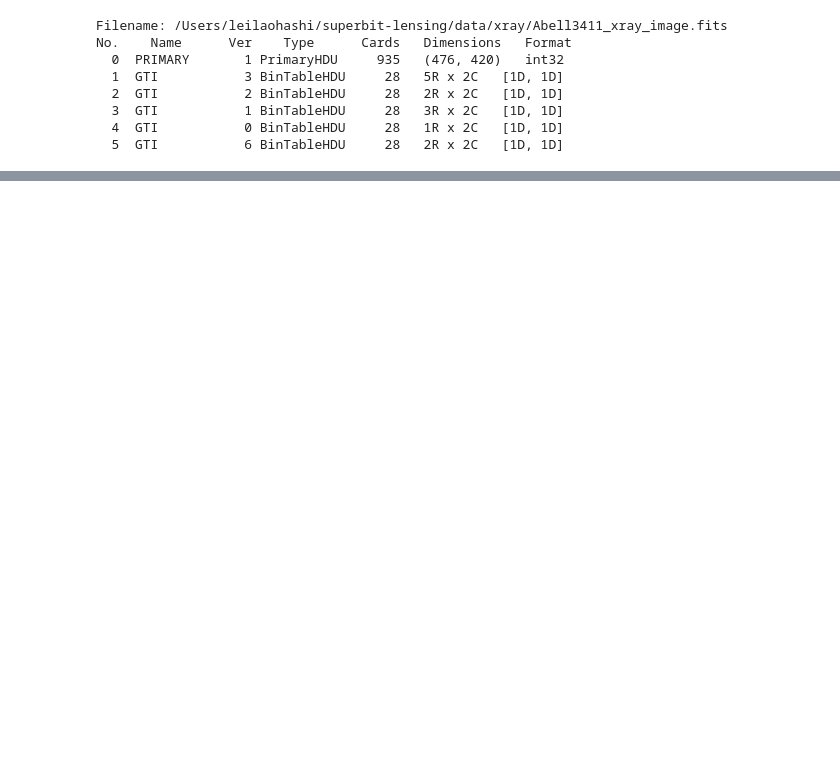
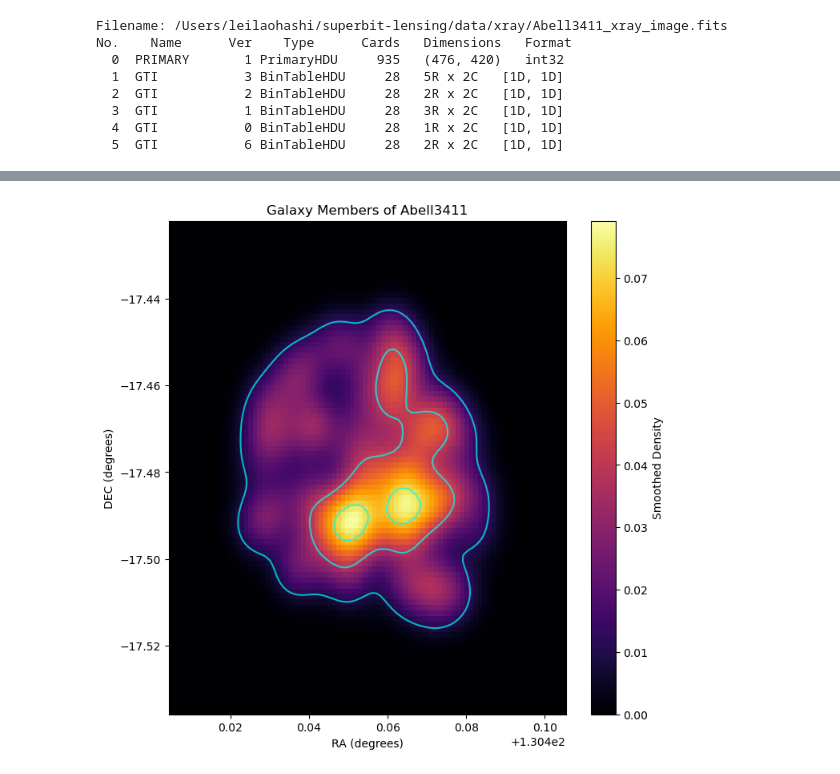
Before and after one commit to LeilaOhashi/leila_superbit_lensing, a Jupyter notebook: notebooks/leila_redseq.ipynb, the cells around one changed output, grey strips where cells are left out. Drawn from its saved outputs; the diff is of its cells as text; code cells hidden in the pictures; blank space fills up the shorter version.

```diff
--- a/notebooks/leila_redseq.ipynb
+++ b/notebooks/leila_redseq.ipynb
@@ -148,0 +162,83 @@ Actual members plot saved to /Users/leilaohashi/superbit-lensing/notebooks/leila
+# %%
+import os
+import matplotlib.pyplot as plt
+from astropy.io import fits
+import numpy as np
+from scipy.ndimage import gaussian_filter
+
+am_path = f"/Users/leilaohashi/leila/data/color_mags/{cluster_name}/{cluster_name}_colors_mags_clean_nors.fits"
+if not os.path.exists(am_path):
+    print(f"Actual members file for {cluster_name} not found at {am_path}.")
+
+# Open the image
+actual_members_hdu = fits.open(am_path)[1]
+actual_members_data = actual_members_hdu.data
+
+# Get RA and DEC
+ra = actual_members_data['RA']
+dec = actual_members_data['DEC']
+
+# 2D histogram
+counts, xedges, yedges = np.histogram2d(ra, dec, bins=50) # change bins here
+# do 5 galaxies per bin
+
+# Padding
+pad = 20
+padded_counts = np.pad(counts, pad_width=pad, mode='constant', constant_values=0)
+
+# Smoothing
+smoothed_padded_counts = gaussian_filter(padded_counts, sigma=4)
+
+# Plot smoothed histogram
+plt.figure(figsize=(8, 8))
+nx, ny = smoothed_padded_counts.shape
+dx = xedges[1] - xedges[0]
+dy = yedges[1] - yedges[0]
+xedges_padded = np.linspace(xedges[0] - pad * dx, xedges[-1] + pad * dx, smoothed_padded_counts.shape[0] + 1)
+yedges_padded = np.linspace(yedges[0] - pad * dy, yedges[-1] + pad * dy, smoothed_padded_counts.shape[1] + 1)
+extent = [xedges_padded[0], xedges_padded[-1], yedges_padded[0], yedges_padded[-1]]
+
+plt.imshow(smoothed_padded_counts.T, extent=extent, origin='lower', cmap='inferno', aspect='auto', vmin=smoothed_padded_counts.min(), vmax=smoothed_padded_counts.max())
+plt.colorbar(label='Smoothed Density')
+plt.title(f'Galaxy Members of {cluster_name}')
+plt.xlabel('RA (degrees)')
+plt.ylabel('DEC (degrees)')
+
+# Contours
+contour_levels = np.linspace(np.percentile(smoothed_padded_counts, 70), np.percentile(smoothed_padded_counts,99), 3)
+
+# Contour Colors
+colors = ['cyan', 'cyan', 'cyan']
+x_padded, y_padded = np.meshgrid(xedges_padded[:-1], yedges_padded[:-1])
+plt.contour(x_padded, y_padded, smoothed_padded_counts.T, levels=contour_levels, colors=colors, linewidths=1.5, alpha=0.7)
+
+
+# Save and show the image
+save_path = f"/Users/leilaohashi/leila/members_graph/{cluster_name}/{cluster_name}_actual_members.png"
+os.makedirs(os.path.dirname(save_path), exist_ok=True)
+plt.savefig(save_path, dpi=300)
+plt.show()
+print(f"Actual members plot saved to {save_path}")
+
+# save the contours
+x_centers_padded = 0.5 * (xedges_padded[:-1] + xedges_padded[1:])
+y_centers_padded = 0.5 * (yedges_padded[:-1] + yedges_padded[1:])
+X, Y = np.meshgrid(x_centers_padded, y_centers_padded)
+saved_contour_data = (X, Y, smoothed_padded_counts, contour_levels)
+
+# histogram without padding
+counts, xedges, yedges = np.histogram2d(ra, dec, bins=50) # change bins here
+smoothed_counts = gaussian_filter(counts, sigma=4)
+x_centers = 0.5 * (xedges[:-1] + xedges[1:])
+y_centers = 0.5 * (yedges[:-1] + yedges[1:])
+X, Y = np.meshgrid(x_centers, y_centers)
+contour_levels = np.linspace(np.percentile(smoothed_counts, 70), np.percentile(smoothed_counts,99), 3)
+# 1. load this catalogue into DS9 to see where the members are. Done!
+
+# 2. find what bin works best yup!
+
+# 3. plot contours on actual coadd
+
+# upload in github - make copy of files into gitrepo
+# %% [output]
+[figure, added]
```
Also changed, not shown: parts of 6 cells of this notebook.
